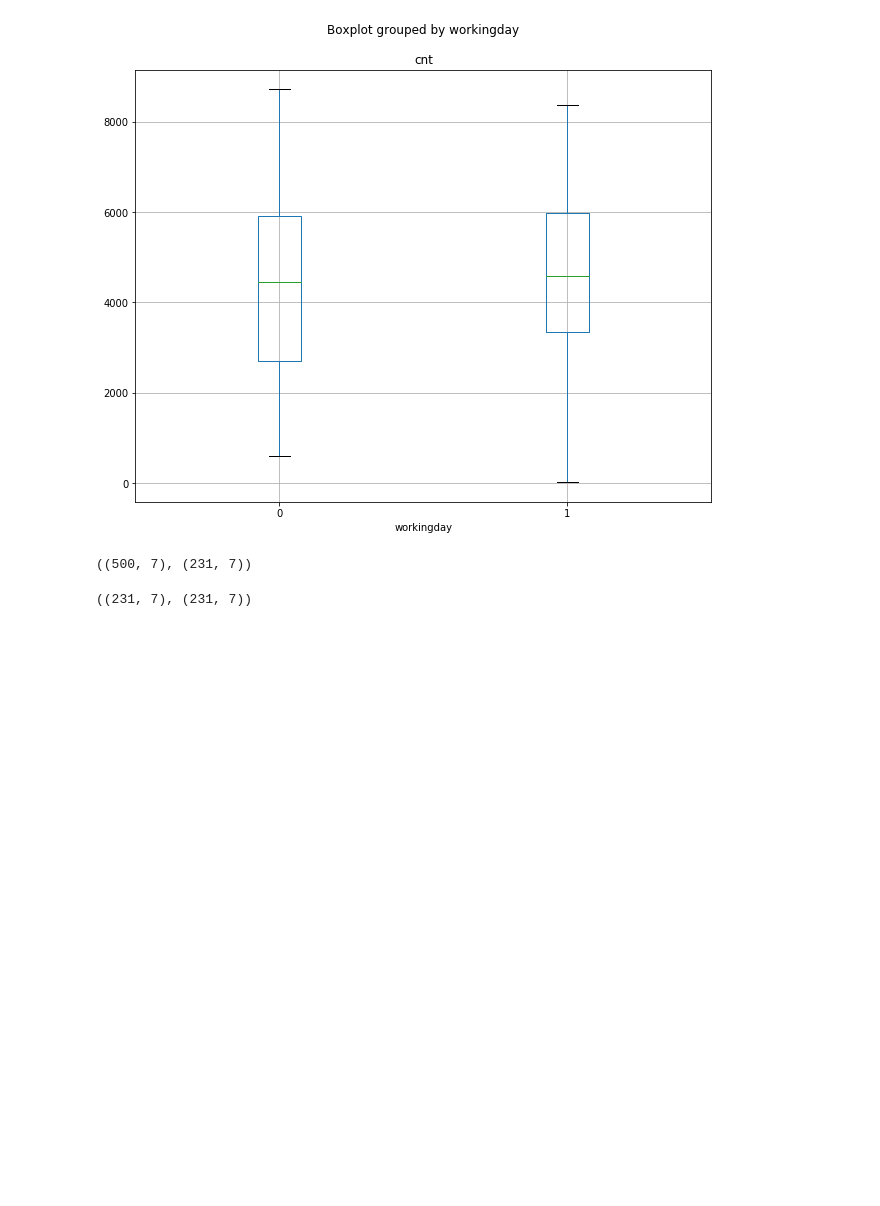
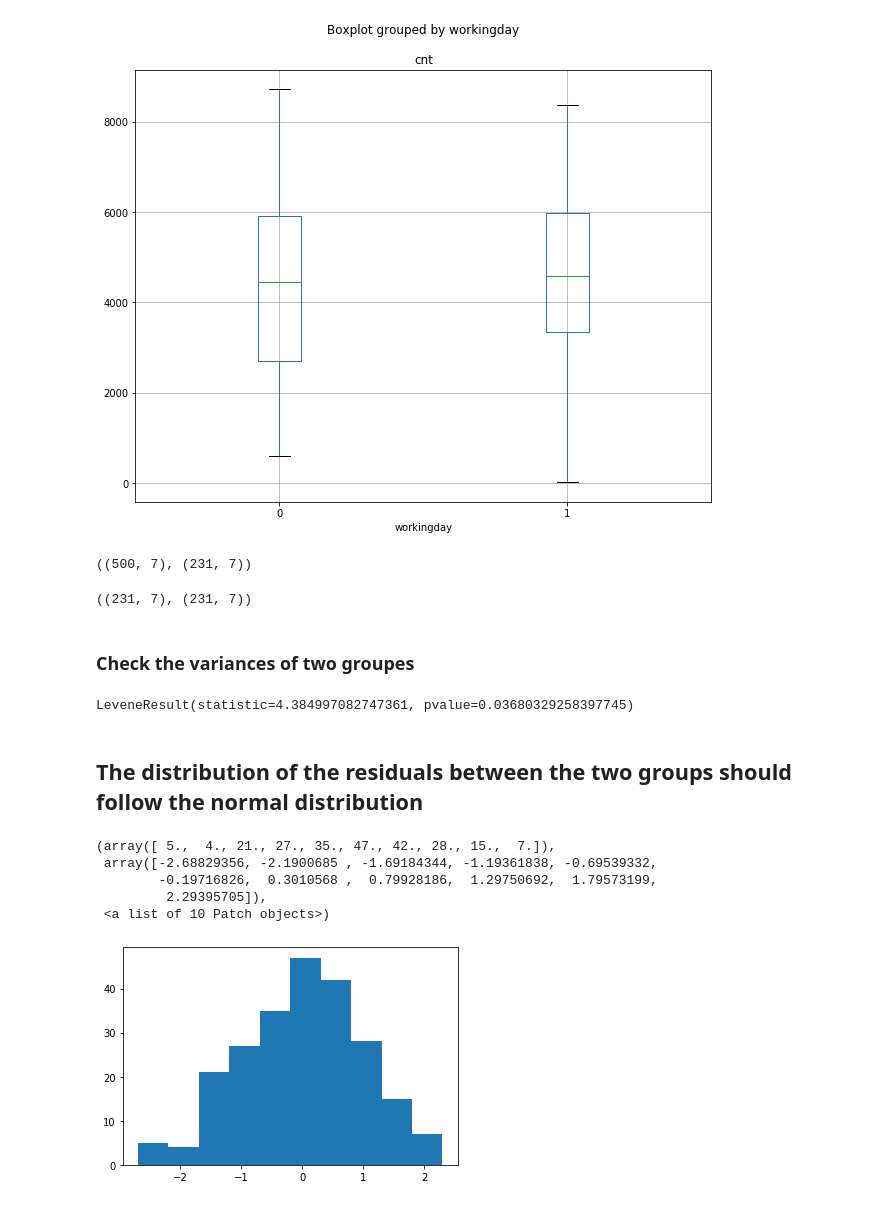
Before and after one commit to huseyinmavice/PS_Statistical_Models, a Jupyter notebook: codes/Module_02/T_Test.ipynb, the cells around one changed output. Cells and saved outputs as stored; diff of their text form; code cells hidden in the pictures; blank space fills up the shorter version.

```diff
--- a/codes/Module_02/T_Test.ipynb
+++ b/codes/Module_02/T_Test.ipynb
@@ -109,3 +106,22 @@ sample_01 = sample_01.sample(231)
 sample_01.shape, sample_02.shape
 # %% [output]
 ((231, 7), (231, 7))
+# %% [markdown]
+### Check the variances of two groupes ##
+# %%
+stats.levene(sample_01['cnt'], sample_02['cnt'])
+# %% [output]
+LeveneResult(statistic=4.384997082747361, pvalue=0.03680329258397745)
+# %% [markdown]
+## The distribution of the residuals between the two groups should follow the normal distribution ##
+# %%
+diff = scale(np.array(sample_01['cnt']) - np.array(sample_02['cnt'], dtype=np.float))
+
+plt.hist(diff)
+# %% [output]
+(array([ 5.,  4., 21., 27., 35., 47., 42., 28., 15.,  7.]),
+ array([-2.68829356, -2.1900685 , -1.69184344, -1.19361838, -0.69539332,
+        -0.19716826,  0.3010568 ,  0.79928186,  1.29750692,  1.79573199,
+         2.29395705]),
+ <a list of 10 Patch objects>)
+[figure, added]
```
Also changed, not shown: parts of 29 cells of this notebook.
